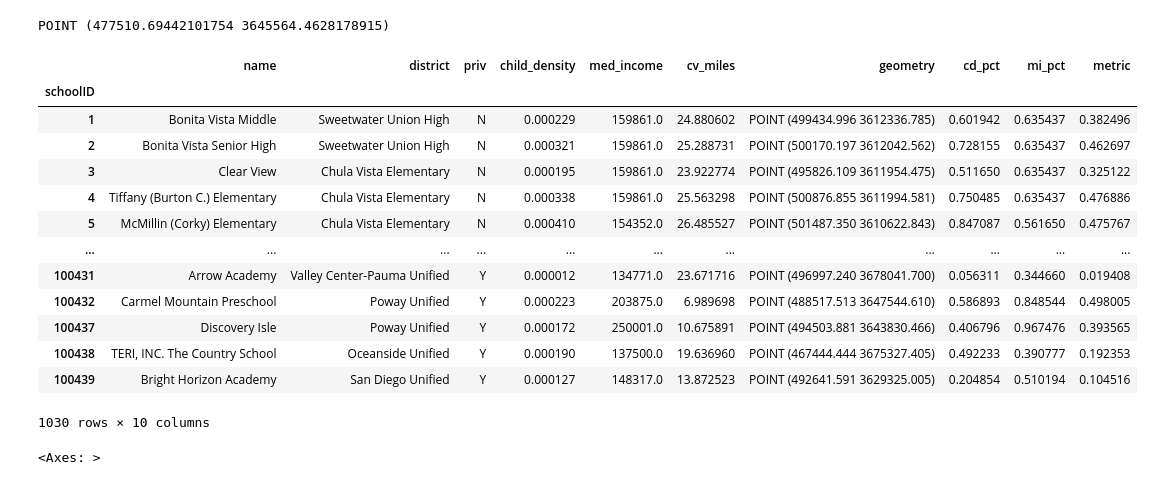
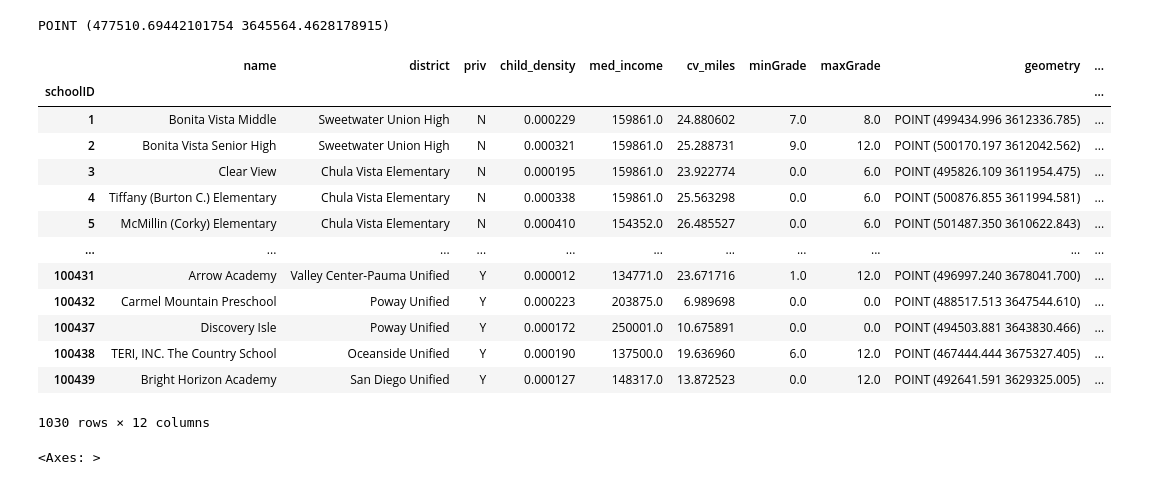
Before and after one commit to jointheleague/marketing-data, a Jupyter notebook: notebooks/ericbusboom/schools.ipynb, the cells around one changed output. Drawn from its saved outputs; the diff is of its cells as text; code cells hidden in the pictures.

```diff
--- a/notebooks/ericbusboom/schools.ipynb
+++ b/notebooks/ericbusboom/schools.ipynb
@@ -5,7 +5,7 @@ import matplotlib.pyplot as plt
 import contextily as cx
 from pathlib import Path
 
-dd = Path('/workspaces/marketing-data/data')
+dd = Path().cwd().parent.parent / 'data'
 
 # Location of the league building.
 league_cv = (-117.24060311836597, 32.94814917805023)
@@ -205,47 +201,49 @@ schools['buffered'] = schools.geometry.buffer(2000)
 # Perform a spatial join with the original schools GeoDataFrame
 # This time, the left DataFrame will use the buffered geometries
 
 t = gpd.sjoin(schools.set_geometry('buffered'), cd_mi, how="inner", op='intersects')
 
 
 t = t.groupby('schoolID').agg({
     'name': 'first',  # Taking the first schoolID from the joined schools
     'district':'first',
     'priv':'first',
     'child_density': 'mean',   # Mean of 'child_density'
     'med_income': 'max',      # Mean of 'med_income'
     'cv_miles': 'min',
+    'minGrade': 'min',
+    'maxGrade': 'max',
     'geometry': 'first'
 })
 
 t = gpd.GeoDataFrame(t)
 
 
 t['cd_pct'] = t['child_density'].rank(pct=True)
 
 t['med_income'] = t.med_income.fillna(t.med_income.mean())
 t['mi_pct'] = t['med_income'].rank(pct=True)
 
 t['metric'] = t.mi_pct * t.cd_pct
 
 t.to_file(dd / "target_schools.geojson", driver='GeoJSON')
 
 t
 # %% [output]
-|  | name | district | priv | child_density | med_income | cv_miles | geometry | cd_pct | mi_pct | metric |
-| schoolID |  |  |  |  |  |  |  |  |  |  |
-| 1 | Bonita Vista Middle | Sweetwater Union High | N | 0.000229 | 159861.0 | 24.880602 | POINT (499434.996 3612336.785) | 0.601942 | 0.635437 | 0.382496 |
-| 2 | Bonita Vista Senior High | Sweetwater Union High | N | 0.000321 | 159861.0 | 25.288731 | POINT (500170.197 3612042.562) | 0.728155 | 0.635437 | 0.462697 |
-| 3 | Clear View | Chula Vista Elementary | N | 0.000195 | 159861.0 | 23.922774 | POINT (495826.109 3611954.475) | 0.511650 | 0.635437 | 0.325122 |
-| 4 | Tiffany (Burton C.) Elementary | Chula Vista Elementary | N | 0.000338 | 159861.0 | 25.563298 | POINT (500876.855 3611994.581) | 0.750485 | 0.635437 | 0.476886 |
-| 5 | McMillin (Corky) Elementary | Chula Vista Elementary | N | 0.000410 | 154352.0 | 26.485527 | POINT (501487.350 3610622.843) | 0.847087 | 0.561650 | 0.475767 |
+|  | name | district | priv | child_density | med_income | cv_miles | minGrade | maxGrade | geometry | ... |
+| schoolID |  |  |  |  |  |  |  |  |  | ... |
+| 1 | Bonita Vista Middle | Sweetwater Union High | N | 0.000229 | 159861.0 | 24.880602 | 7.0 | 8.0 | POINT (499434.996 3612336.785) | ... |
+| 2 | Bonita Vista Senior High | Sweetwater Union High | N | 0.000321 | 159861.0 | 25.288731 | 9.0 | 12.0 | POINT (500170.197 3612042.562) | ... |
+| 3 | Clear View | Chula Vista Elementary | N | 0.000195 | 159861.0 | 23.922774 | 0.0 | 6.0 | POINT (495826.109 3611954.475) | ... |
+| 4 | Tiffany (Burton C.) Elementary | Chula Vista Elementary | N | 0.000338 | 159861.0 | 25.563298 | 0.0 | 6.0 | POINT (500876.855 3611994.581) | ... |
+| 5 | McMillin (Corky) Elementary | Chula Vista Elementary | N | 0.000410 | 154352.0 | 26.485527 | 0.0 | 6.0 | POINT (501487.350 3610622.843) | ... |
 | ... | ... | ... | ... | ... | ... | ... | ... | ... | ... | ... |
-| 100431 | Arrow Academy | Valley Center-Pauma Unified | Y | 0.000012 | 134771.0 | 23.671716 | POINT (496997.240 3678041.700) | 0.056311 | 0.344660 | 0.019408 |
-| 100432 | Carmel Mountain Preschool | Poway Unified | Y | 0.000223 | 203875.0 | 6.989698 | POINT (488517.513 3647544.610) | 0.586893 | 0.848544 | 0.498005 |
-| 100437 | Discovery Isle | Poway Unified | Y | 0.000172 | 250001.0 | 10.675891 | POINT (494503.881 3643830.466) | 0.406796 | 0.967476 | 0.393565 |
-| 100438 | TERI, INC. The Country School | Oceanside Unified | Y | 0.000190 | 137500.0 | 19.636960 | POINT (467444.444 3675327.405) | 0.492233 | 0.390777 | 0.192353 |
-| 100439 | Bright Horizon Academy | San Diego Unified | Y | 0.000127 | 148317.0 | 13.872523 | POINT (492641.591 3629325.005) | 0.204854 | 0.510194 | 0.104516 |
+| 100431 | Arrow Academy | Valley Center-Pauma Unified | Y | 0.000012 | 134771.0 | 23.671716 | 1.0 | 12.0 | POINT (496997.240 3678041.700) | ... |
+| 100432 | Carmel Mountain Preschool | Poway Unified | Y | 0.000223 | 203875.0 | 6.989698 | 0.0 | 0.0 | POINT (488517.513 3647544.610) | ... |
+| 100437 | Discovery Isle | Poway Unified | Y | 0.000172 | 250001.0 | 10.675891 | 0.0 | 0.0 | POINT (494503.881 3643830.466) | ... |
+| 100438 | TERI, INC. The Country School | Oceanside Unified | Y | 0.000190 | 137500.0 | 19.636960 | 6.0 | 12.0 | POINT (467444.444 3675327.405) | ... |
+| 100439 | Bright Horizon Academy | San Diego Unified | Y | 0.000127 | 148317.0 | 13.872523 | 0.0 | 12.0 | POINT (492641.591 3629325.005) | ... |
-1030 rows × 10 columns
+1030 rows × 12 columns
 # %%
 t.plot()
 # %% [output]
```
Also changed, not shown: parts of 3 cells of this notebook, 41 other files.
